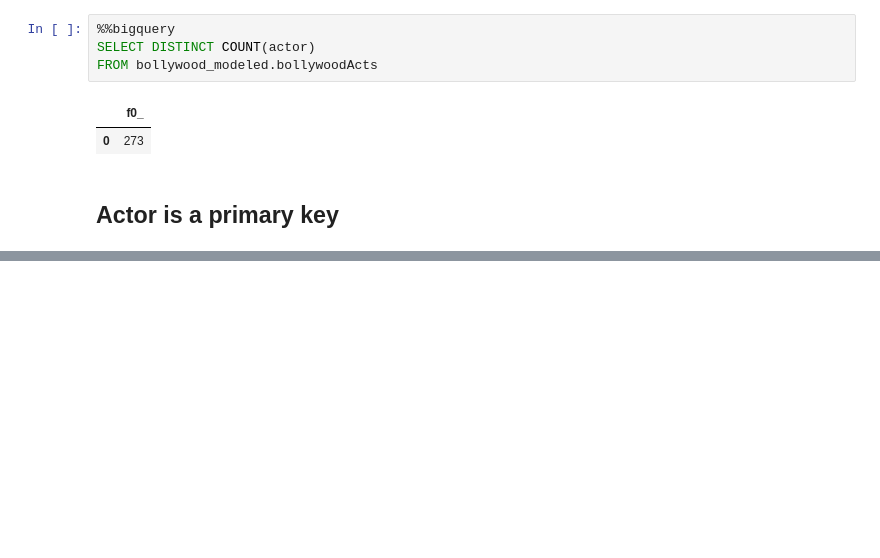
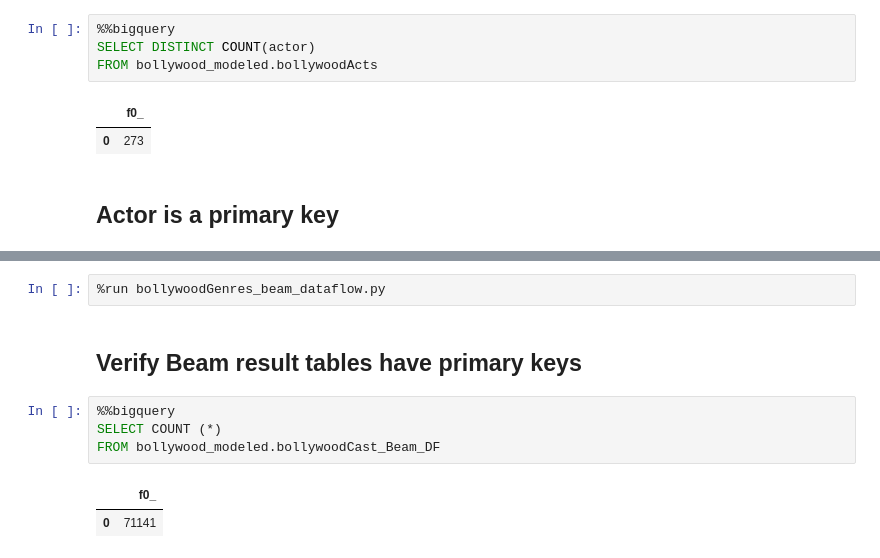
Before and after one commit to en-chang/imdb-data, a Jupyter notebook: bollywood_modeled.ipynb, the cells around one changed output, grey strips where cells are left out. Drawn from its saved outputs; the diff is of its cells as text; blank space fills up the shorter version.

```diff
--- a/bollywood_modeled.ipynb
+++ b/bollywood_modeled.ipynb
@@ -255,0 +350,11 @@ FROM bollywood_modeled.bollywoodActs
+# %%
+%run bollywoodGenres_beam_dataflow.py
+# %% [markdown]
+## Verify Beam result tables have primary keys
+# %%
+%%bigquery
+SELECT COUNT (*)
+FROM bollywood_modeled.bollywoodCast_Beam_DF
+# %% [output]
+|  | f0_ |
+| 0 | 71141 |
```
Also changed, not shown: parts of 35 cells of this notebook, 11 other files.
